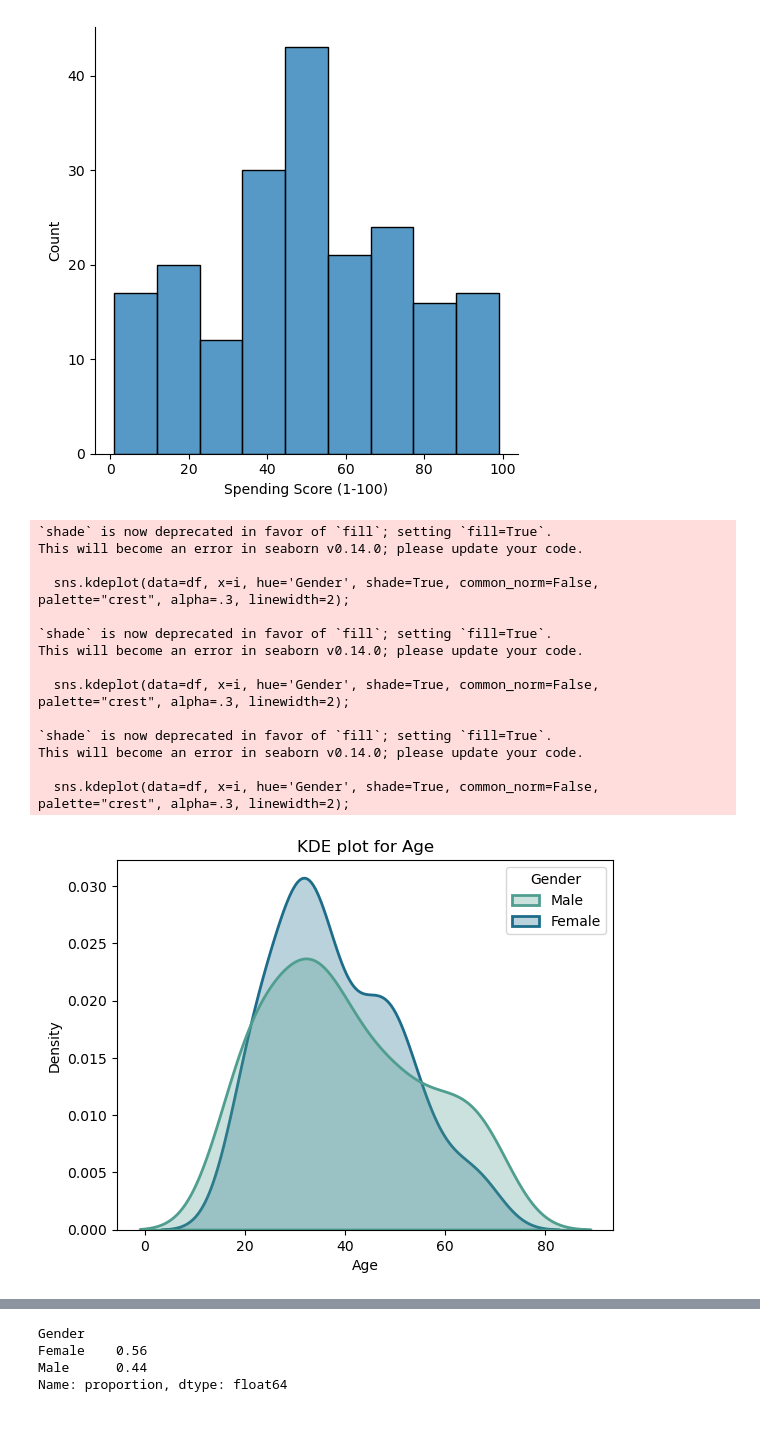
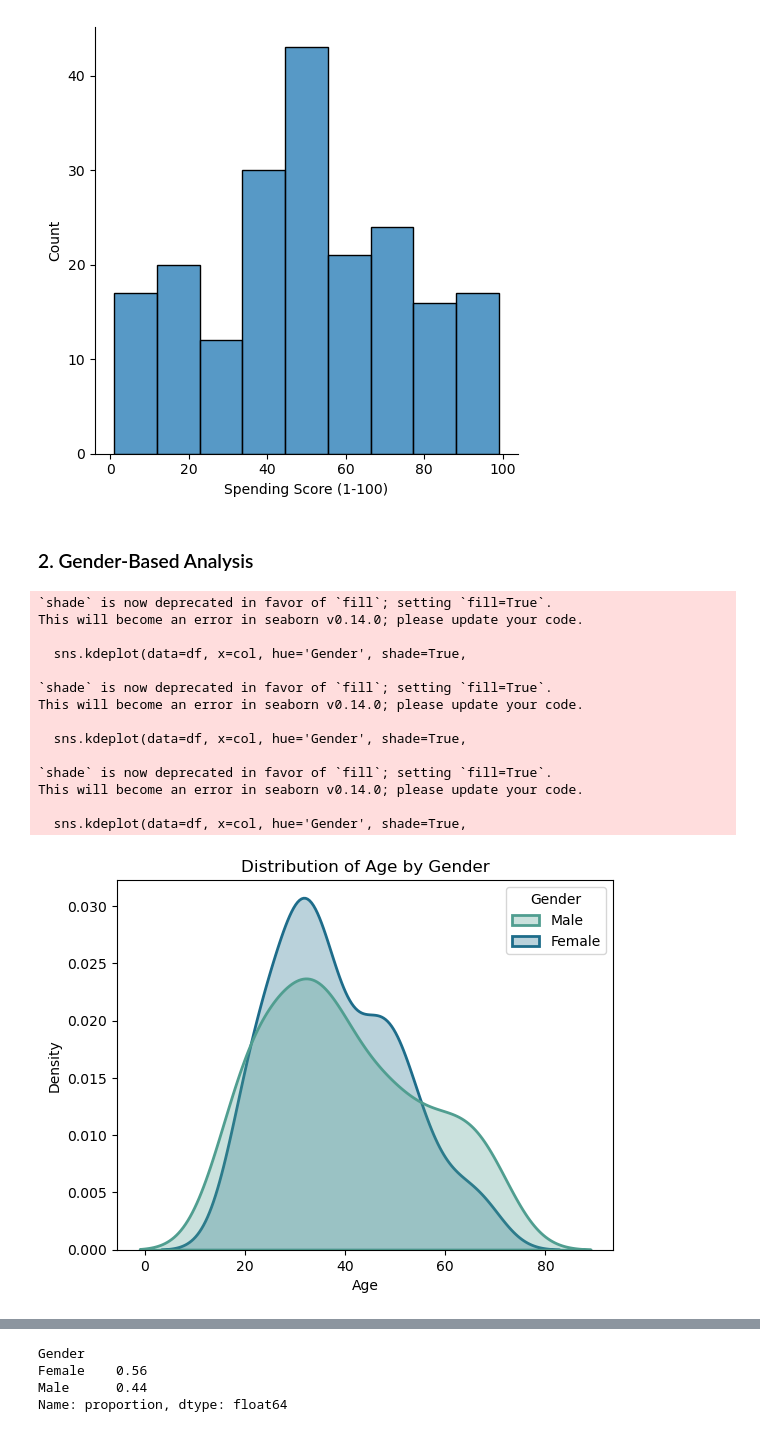
Before and after one commit to Brtelfer/Data-Projects, a Jupyter notebook: Python/Projects/Visualizations.ipynb, the cells around one changed output, grey strips where cells are left out. Cells and saved outputs as stored; diff of their text form; code cells hidden in the pictures.

```diff
--- a/Python/Projects/Visualizations.ipynb
+++ b/Python/Projects/Visualizations.ipynb
@@ -4,2 +46,4 @@ from sklearn.cluster import KMeans
 # %%
-df = pd.DataFrame(pd.read_csv('/Users/brtelfer/Documents/Python_Data_Projects/16_Shopping_Customer_Segmentation/Mall_Customers.csv'))
+# Load customer data
+df = pd.DataFrame(pd.read_csv('/Users/brtelfer/Documents/Python_Data_Projects/*16_Shopping_Customer_Segmentation/Mall_Customers.csv'))
+df.head()
@@ -33,25 +76,30 @@ for x in col_lst:
 [figure]
 <Figure size 640x480 with 0 Axes>
 [figure]
+# %% [markdown]
+### 2. Gender-Based Analysis
 # %%
-col_lst = ['Age', 'Annual Income (k$)', 'Spending Score (1-100)']
-for i in col_lst:
+# KDE plots by gender
+num_cols = ['Age', 'Annual Income (k$)', 'Spending Score (1-100)']
+for col in num_cols:
     plt.figure()
-    sns.kdeplot(data=df, x=i, hue='Gender', shade=True, common_norm=False, palette="crest", alpha=.3, linewidth=2);
-    plt.title(f'KDE plot for {i}')
+    sns.kdeplot(data=df, x=col, hue='Gender', shade=True,
+                common_norm=False, palette="crest",
+                alpha=.3, linewidth=2)
+    plt.title(f'Distribution of {col} by Gender')
 # %% [output]
 `shade` is now deprecated in favor of `fill`; setting `fill=True`.
 This will become an error in seaborn v0.14.0; please update your code.
 
-  sns.kdeplot(data=df, x=i, hue='Gender', shade=True, common_norm=False, palette="crest", alpha=.3, linewidth=2);
+  sns.kdeplot(data=df, x=col, hue='Gender', shade=True,
 
 `shade` is now deprecated in favor of `fill`; setting `fill=True`.
 This will become an error in seaborn v0.14.0; please update your code.
 
-  sns.kdeplot(data=df, x=i, hue='Gender', shade=True, common_norm=False, palette="crest", alpha=.3, linewidth=2);
+  sns.kdeplot(data=df, x=col, hue='Gender', shade=True,
 
 `shade` is now deprecated in favor of `fill`; setting `fill=True`.
 This will become an error in seaborn v0.14.0; please update your code.
 
-  sns.kdeplot(data=df, x=i, hue='Gender', shade=True, common_norm=False, palette="crest", alpha=.3, linewidth=2);
+  sns.kdeplot(data=df, x=col, hue='Gender', shade=True,
-[figure, old version]
+[figure, new version]
```
Also changed, not shown: parts of 23 cells of this notebook.
